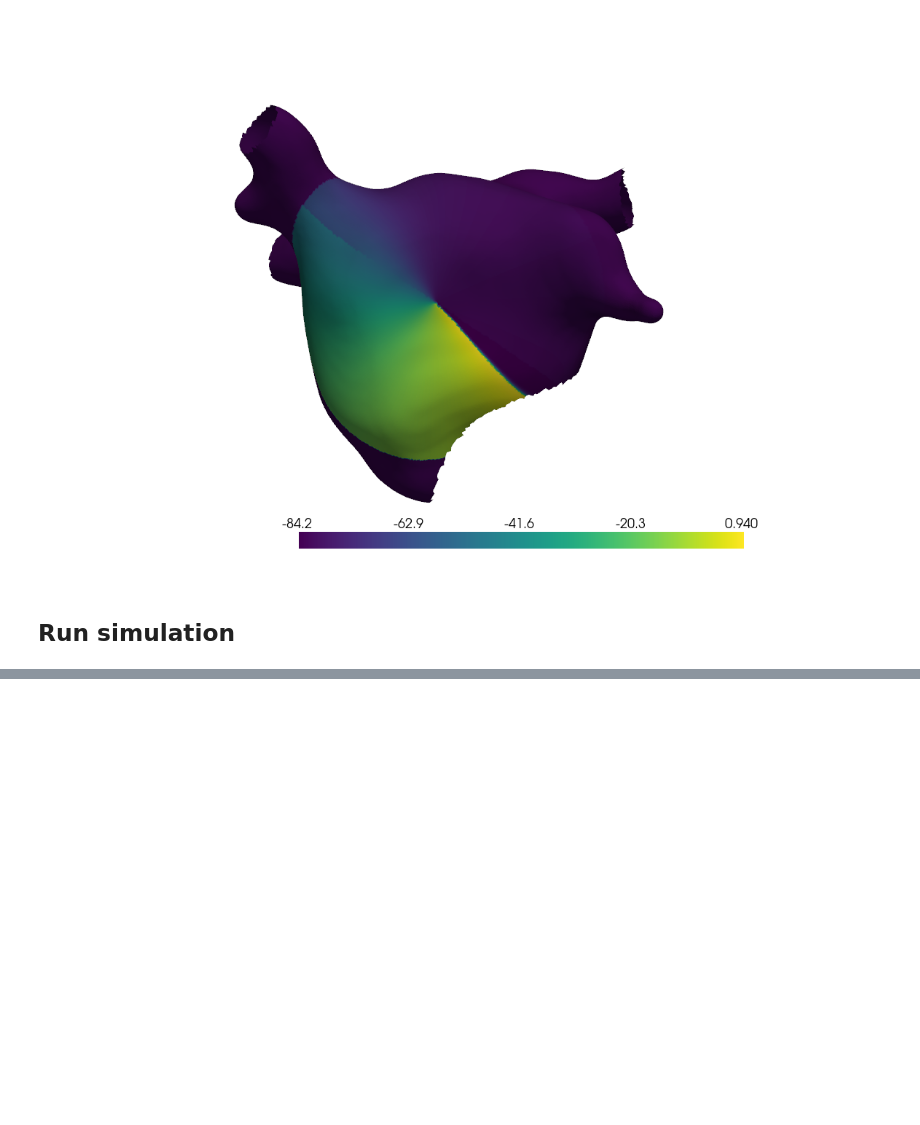
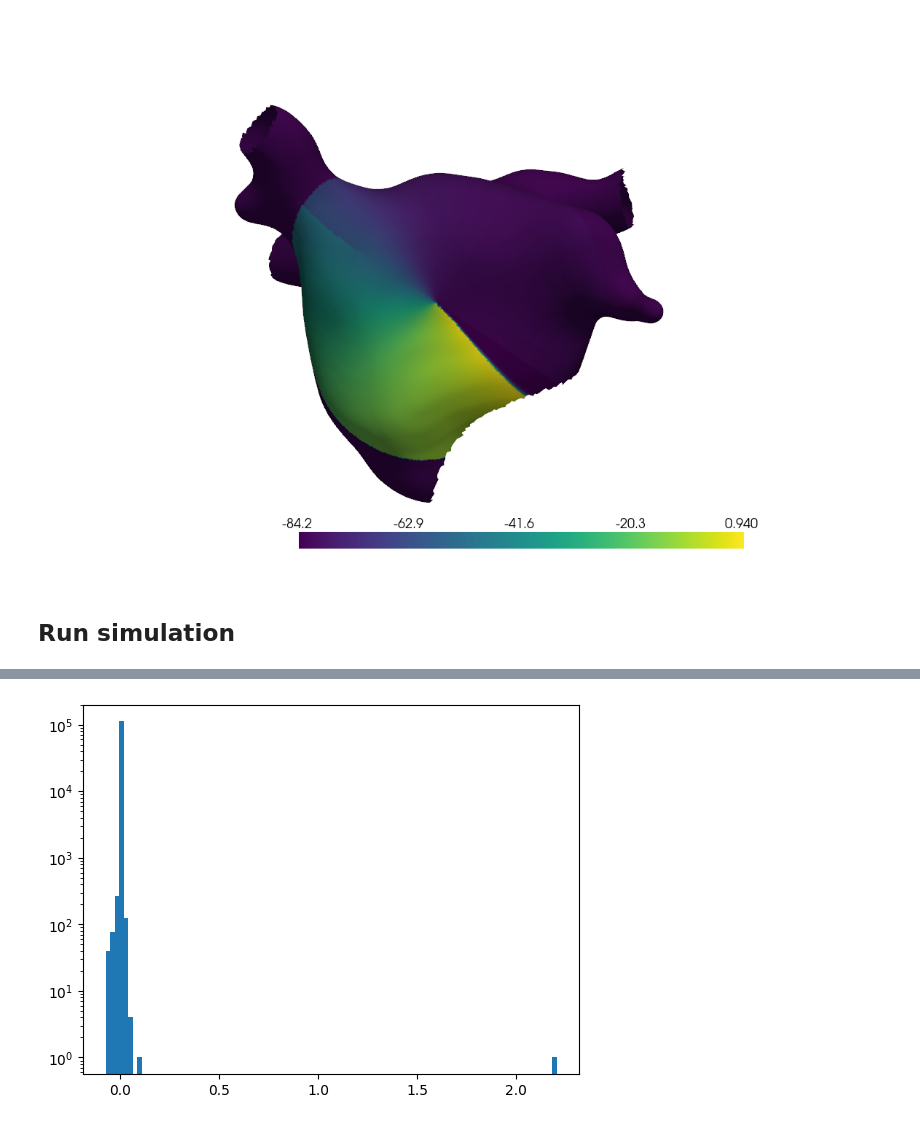
Before and after one commit to finitewave/Finitewave, a Jupyter notebook: Tutorials/SpiralWaveFromPhaseMap.ipynb, the cells around one changed output, grey strips where cells are left out. Cells and saved outputs as stored; diff of their text form; code cells hidden in the pictures; blank space fills up the shorter version.

```diff
--- a/Tutorials/SpiralWaveFromPhaseMap.ipynb
+++ b/Tutorials/SpiralWaveFromPhaseMap.ipynb
@@ -234,0 +240,12 @@ pl.show()
+# %%
+du = cardiac_model.u - simulation.solver.u_old
+du = np.asarray(du)
+
+du_2 = cardiac_model.u - (2 * simulation.solver.u_old - simulation.solver.u_old_2)
+du_2 = np.asarray(du_2)
+
+plt.hist(du_2, bins=100)
+plt.yscale('log')
+plt.show()
+# %% [output]
+[figure, added]
```
Also changed, not shown: parts of 2 cells of this notebook, 15 other files.
